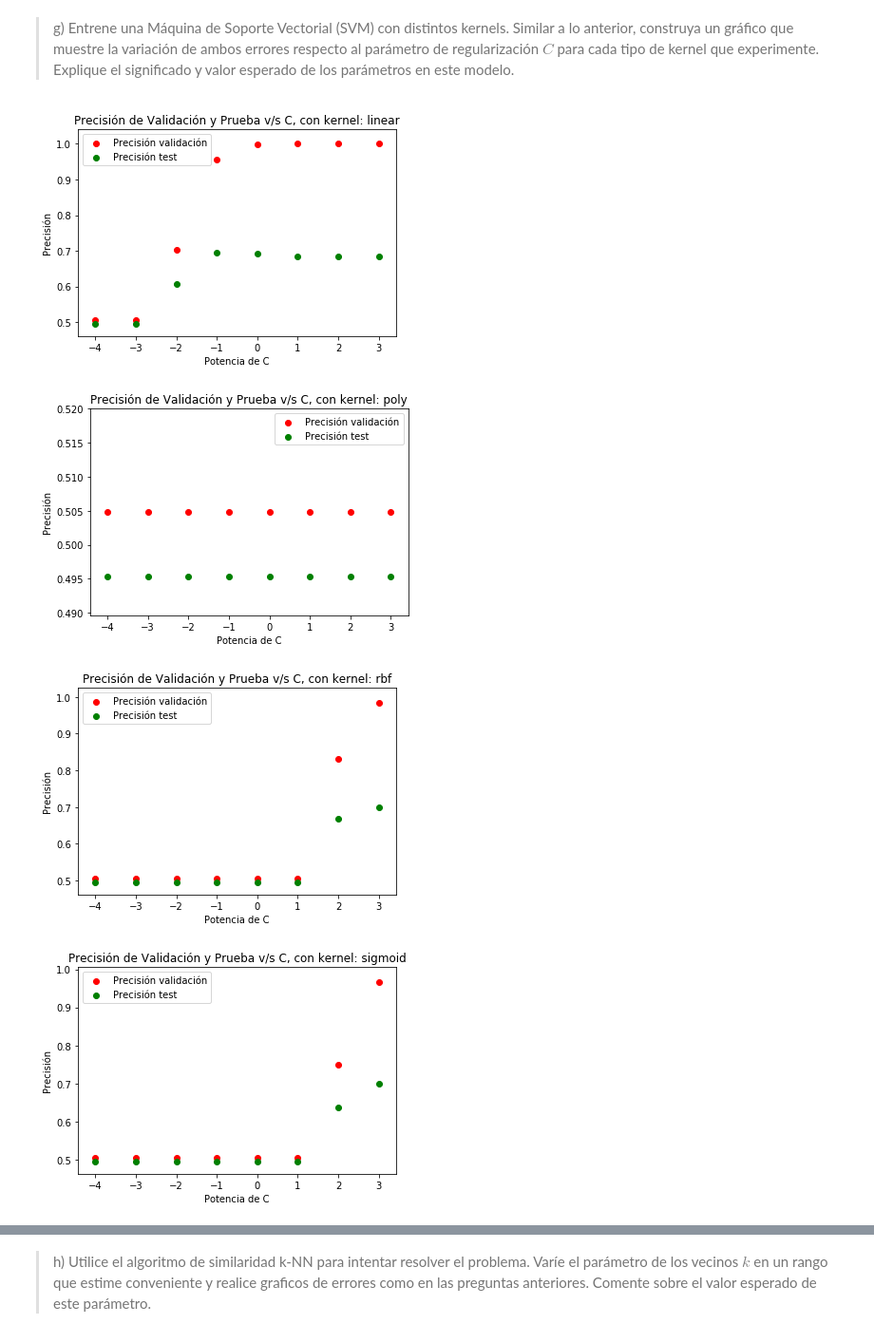
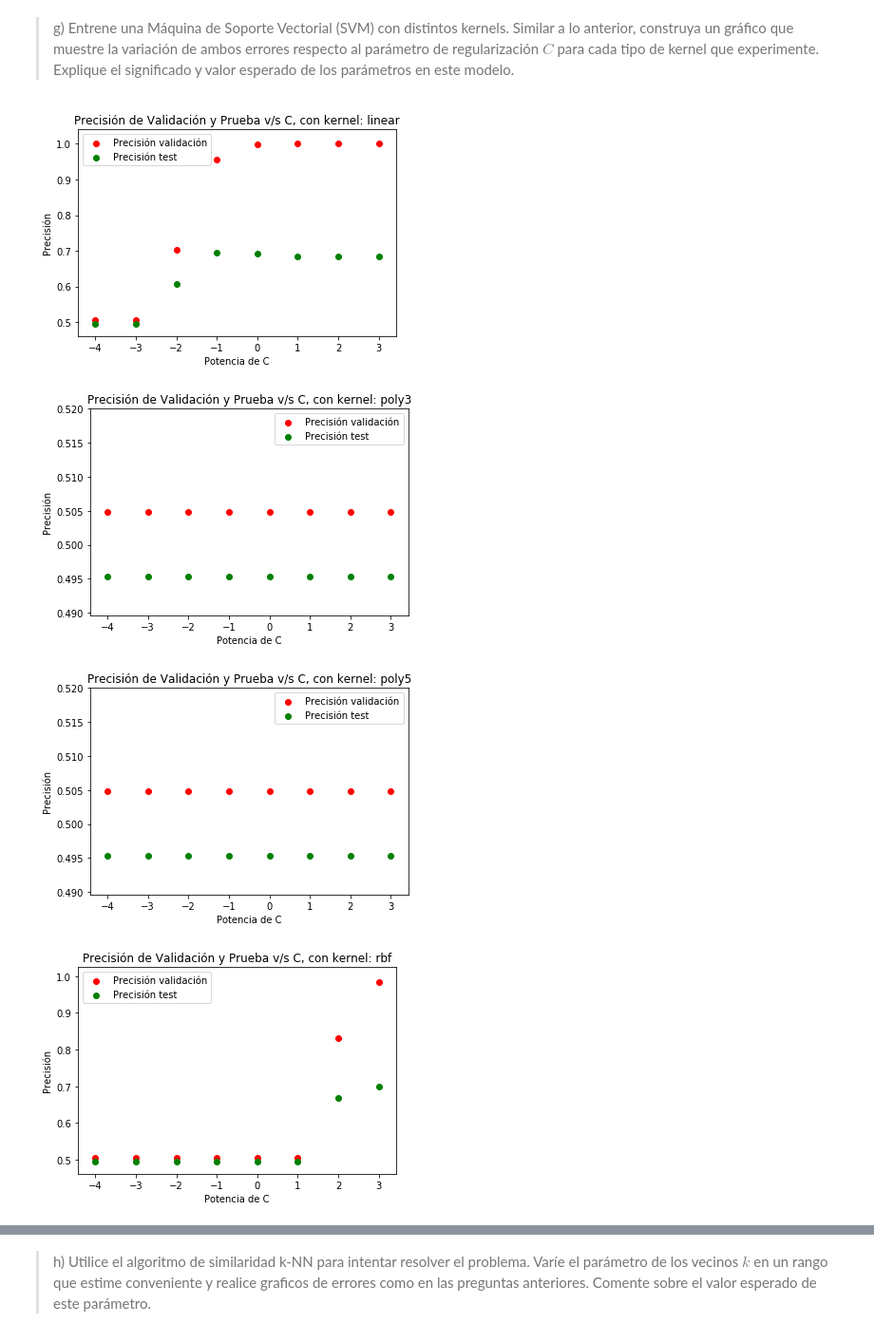
Before and after one commit to godinezseba/Tarea-2-MachineLearning, a Jupyter notebook: Sección 1/Sección 1.ipynb, the cells around one changed output, grey strips where cells are left out. Shown at 95% size. Saved outputs shown, nothing was run; the diff lists cells and outputs as text; code cells hidden in the pictures.

```diff
--- a/Sección 1/Sección 1.ipynb
+++ b/Sección 1/Sección 1.ipynb
@@ -222,37 +236,54 @@ Text(0.5, 1.0, 'Regresión Logistica Regularizada\nPrecisión de Validación y P
 > g) Entrene una Máquina de Soporte Vectorial (SVM) con distintos kernels. Similar a lo anterior, construya un gráfico que muestre la variación de ambos errores respecto al parámetro de regularización $C$ para cada tipo de kernel que experimente. Explique el significado y valor esperado de los parámetros en este modelo.
 # %%
 from sklearn.svm import SVC as SVM #SVC is for classification
-def do_SVM(x,y,xv,yv, param, kernel='linear'):
+def do_SVM(x,y,xv,yv, param, kernel='linear', d = 3):
     #print("Param C= ",C, 'Kernel= ', kernel)
     model= SVM()
-    model.set_params(C=param,kernel=kernel) #try rbf and linear at least
+    if kernel == 'poly':
+        model.set_params(C=param,kernel=kernel, degree = d) #try rbf and linear at least
+    else:
+        model.set_params(C=param,kernel=kernel) #try rbf and linear at least
     model.fit(x,y)
     train_acc = model.score(x,y)
     test_acc = model.score(xv,yv)
     return model, train_acc, test_acc
 
-kernels = ['linear', 'poly', 'rbf', 'sigmoid']
+kernels = ['linear', 'poly3', 'poly5', 'rbf', 'sigmoid']
 Cs = [10**int(i) for i in np.arange(-4,4)]
 
 for kernel in kernels:
     trains_acc = list()
     tests_acc = list()
     for c in Cs:
-        _, train_acc, test_acc = do_SVM(features_train,labels_train,features_val,labels_val, param= c, kernel=kernel)
+        if 'poly' in kernel:
+            _, train_acc, test_acc = do_SVM(features_train,
+                                           labels_train,
+                                           features_val,
+                                           labels_val,
+                                           param= c,
+                                           kernel='poly',
+                                           d=int(kernel[-1])) # grado de ser polinomio
+        else:
+            _, train_acc, test_acc = do_SVM(features_train,
+                                           labels_train,
+                                           features_val,
+                                           labels_val,
+                                           param= c,
+                                           kernel=kernel)
         trains_acc.append(train_acc)
         tests_acc.append(test_acc)
 
     fig, ax = plt.subplots()
     ax.scatter(np.arange(-4,4), trains_acc, color='red', label="Precisión validación")
     ax.scatter(np.arange(-4,4), tests_acc, color='green', label="Precisión test")
     ax.legend(loc='best')
     ax.set_xlabel("Potencia de C")
     ax.set_ylabel("Precisión")
     ax.set_title(f"Precisión de Validación y Prueba v/s C, con kernel: {kernel}")
 
 plt.show()
 # %% [output]
 [figure]
-[figure, old version]
+[figure, new version]
-[figure, old version]
+[figure, new version]
-[figure, old version]
+[figure, new version]
```
Also changed, not shown: parts of 6 cells of this notebook.
